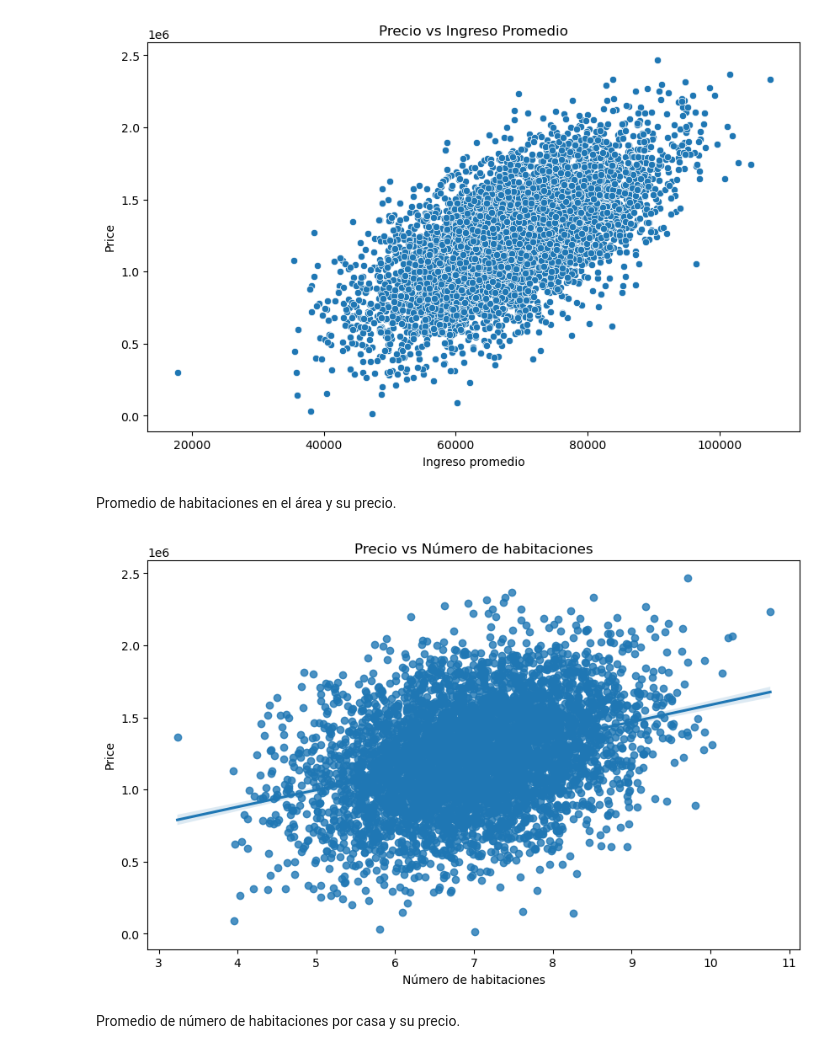
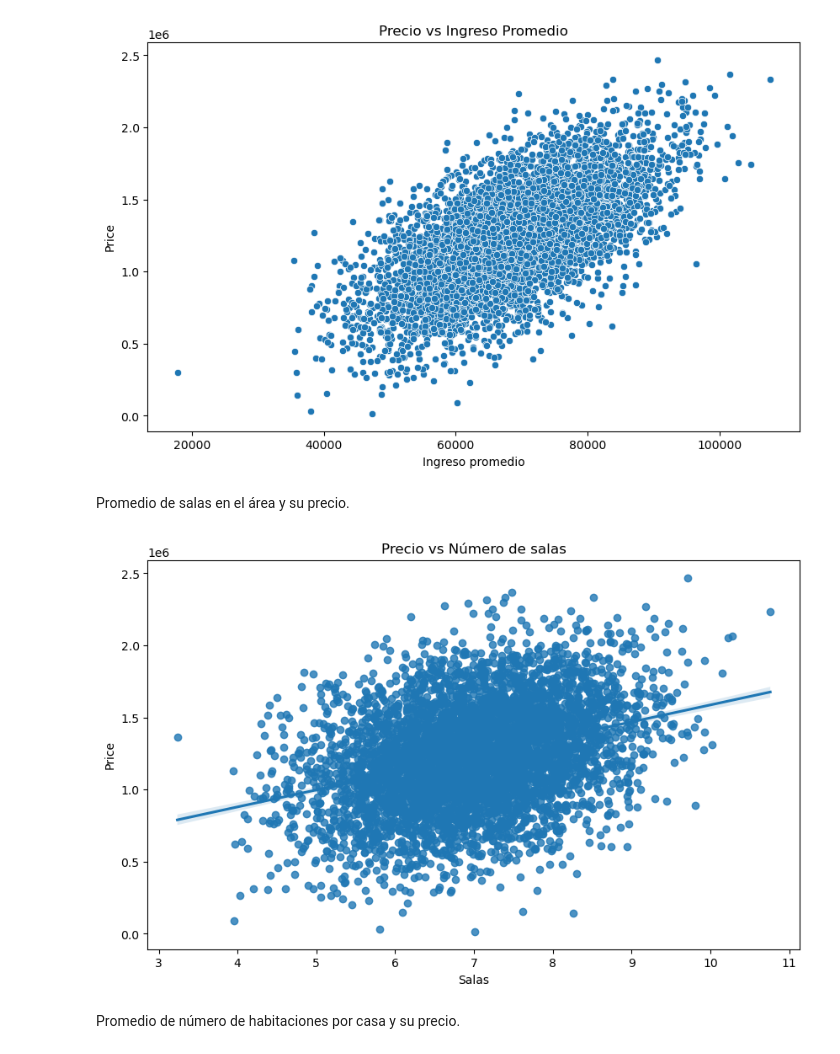
Before and after one commit to Nachosanchezz/USA_Housing, a Jupyter notebook: USA_Housing.ipynb, the cells around one changed output. Saved outputs shown, nothing was run; the diff lists cells and outputs as text; code cells hidden in the pictures.

```diff
--- a/USA_Housing.ipynb
+++ b/USA_Housing.ipynb
@@ -87,15 +87,15 @@ plt.show()
 # %% [output]
 [figure]
 # %% [markdown]
-Promedio de habitaciones en el área y su precio.
+Promedio de salas en el área y su precio.
 # %%
 plt.figure(figsize=(10, 6))
 sns.regplot(x='Avg. Area Number of Rooms', y='Price', data=df)
-plt.title('Precio vs Número de habitaciones')
-plt.xlabel('Número de habitaciones')
+plt.title('Precio vs Número de salas')
+plt.xlabel('Salas')
 plt.ylabel('Price')
 plt.show()
 # %% [output]
-[figure, old version]
+[figure, new version]
 # %% [markdown]
 Promedio de número de habitaciones por casa y su precio.
```
Also changed, not shown: parts of 1 cell of this notebook.
